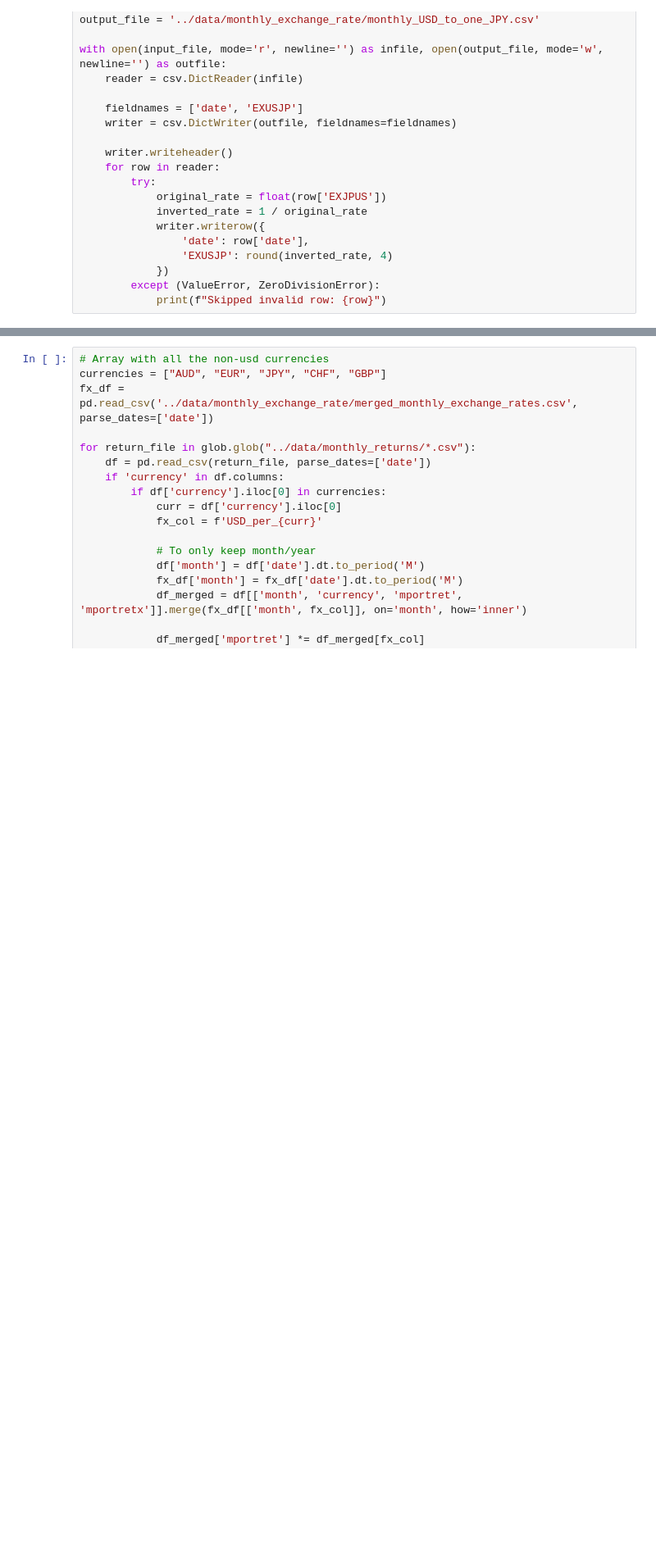
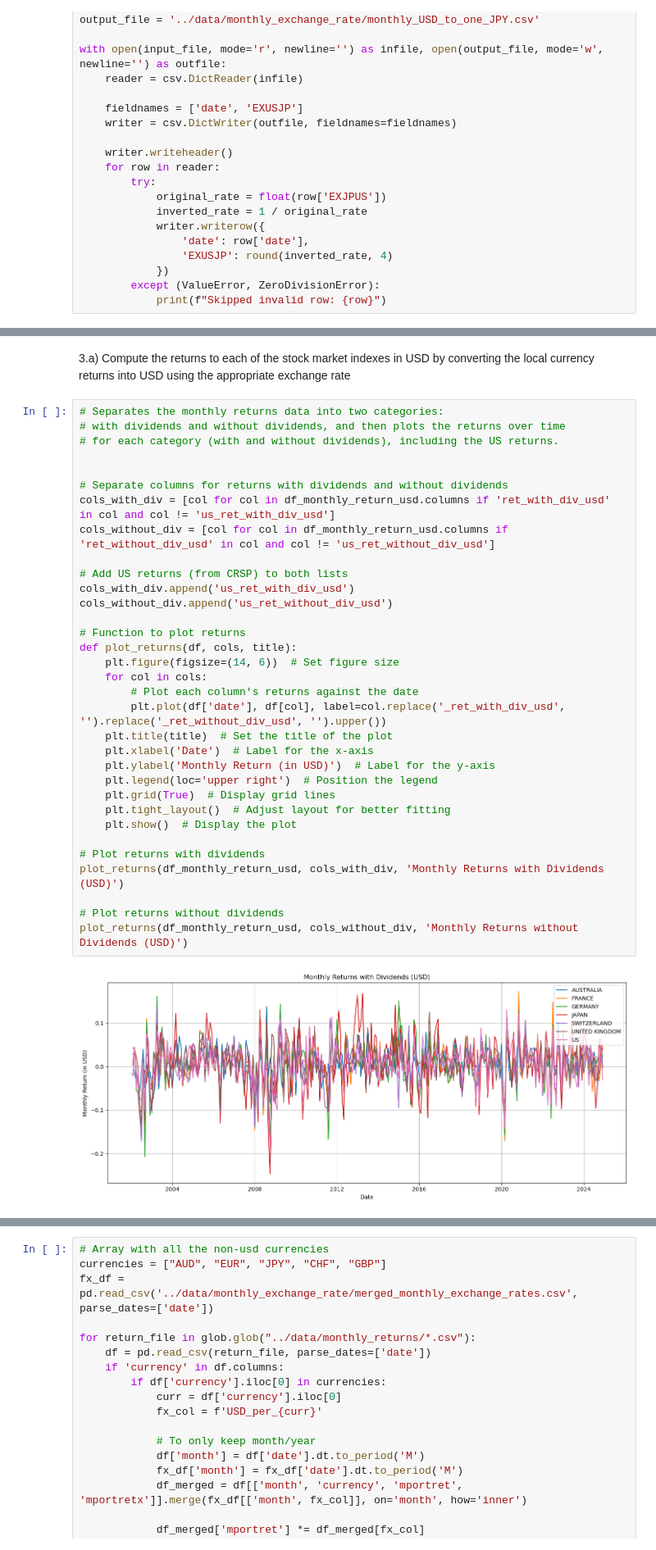
Before and after one commit to matthias-wyss/Investments-project, a Jupyter notebook: src/data_collection.ipynb, the cells around one changed output, grey strips where cells are left out. Shown at 82% size. Cells and saved outputs as stored; diff of their text form; blank space fills up the shorter version.

Commit message:
clean data correction q3a et essaie de q3b

```diff
--- a/src/data_collection.ipynb
+++ b/src/data_collection.ipynb
@@ -88,0 +360,38 @@ df_all.head()
+# %% [markdown]
+3.a) Compute the returns to each of the stock market indexes in USD by converting the
+local currency returns into USD using the appropriate exchange rate
+# %%
+# Separates the monthly returns data into two categories:
+# with dividends and without dividends, and then plots the returns over time
+# for each category (with and without dividends), including the US returns.
+
+
+# Separate columns for returns with dividends and without dividends
+cols_with_div = [col for col in df_monthly_return_usd.columns if 'ret_with_div_usd' in col and col != 'us_ret_with_div_usd']
+cols_without_div = [col for col in df_monthly_return_usd.columns if 'ret_without_div_usd' in col and col != 'us_ret_without_div_usd']
+
+# Add US returns (from CRSP) to both lists
+cols_with_div.append('us_ret_with_div_usd')
+cols_without_div.append('us_ret_without_div_usd')
+
+# Function to plot returns
+def plot_returns(df, cols, title):
+    plt.figure(figsize=(14, 6))  # Set figure size
+    for col in cols:
+        # Plot each column's returns against the date
+        plt.plot(df['date'], df[col], label=col.replace('_ret_with_div_usd', '').replace('_ret_without_div_usd', '').upper())
+    plt.title(title)  # Set the title of the plot
+    plt.xlabel('Date')  # Label for the x-axis
+    plt.ylabel('Monthly Return (in USD)')  # Label for the y-axis
+    plt.legend(loc='upper right')  # Position the legend
+    plt.grid(True)  # Display grid lines
+    plt.tight_layout()  # Adjust layout for better fitting
+    plt.show()  # Display the plot
+
+# Plot returns with dividends
+plot_returns(df_monthly_return_usd, cols_with_div, 'Monthly Returns with Dividends (USD)')
+
+# Plot returns without dividends
+plot_returns(df_monthly_return_usd, cols_without_div, 'Monthly Returns without Dividends (USD)')
+# %% [output]
+[figure, added]
```
Also changed, not shown: parts of 11 cells of this notebook, 5 other files.
